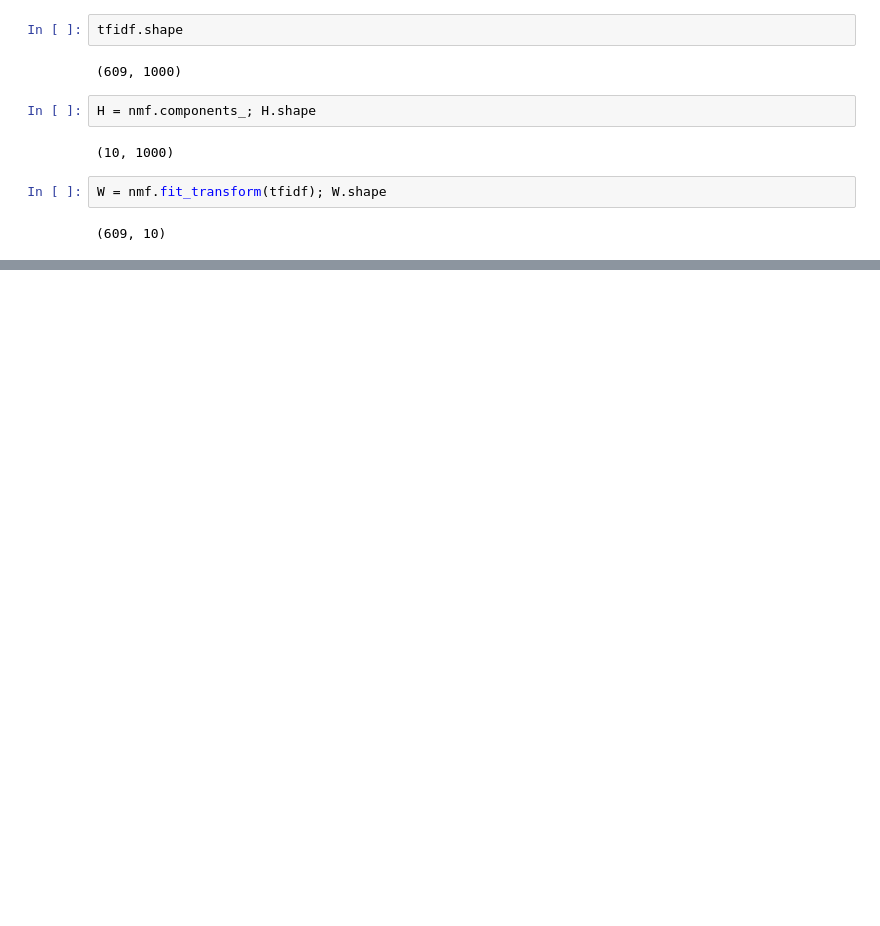
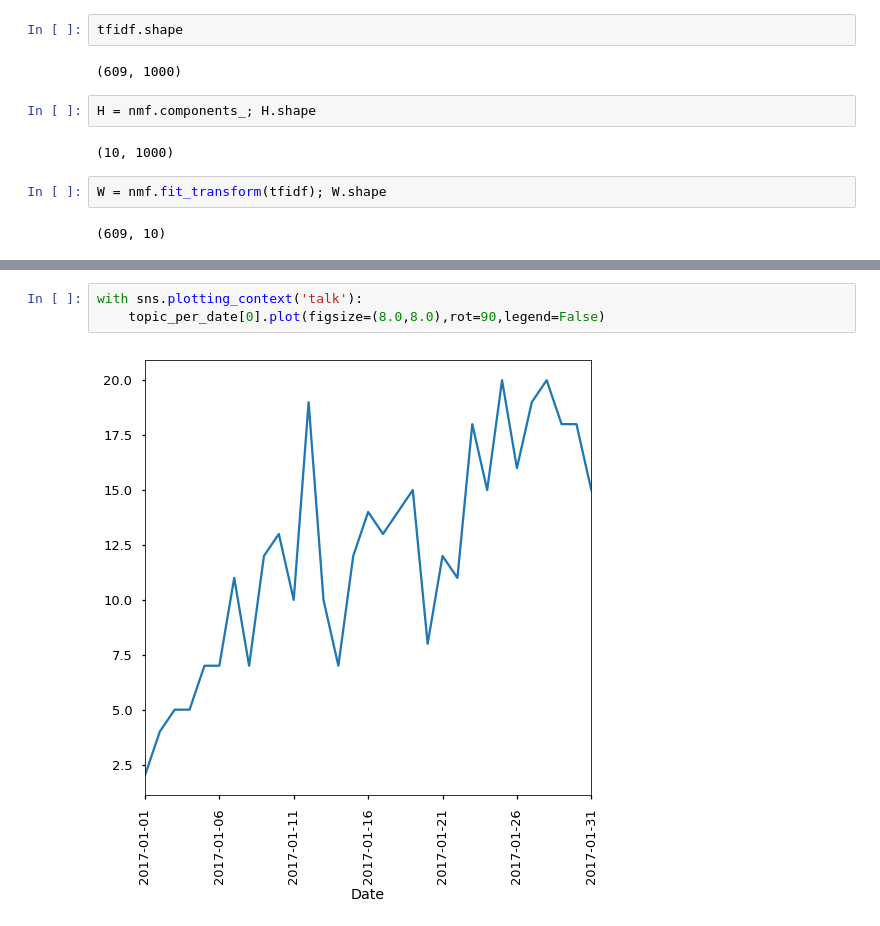
Before and after one commit to kublasean/Reddit-Analysis, a Jupyter notebook: notebooks/RedditAnalysis_carissa_theme_extraction.ipynb, the cells around one changed output, grey strips where cells are left out. Drawn from its saved outputs; the diff is of its cells as text; blank space fills up the shorter version.

```diff
--- a/notebooks/RedditAnalysis_carissa_theme_extraction.ipynb
+++ b/notebooks/RedditAnalysis_carissa_theme_extraction.ipynb
@@ -174,0 +184,5 @@ nmf.reconstruction_err_ # I dont' know if this is a good error or not...
+# %%
+with sns.plotting_context('talk'):
+    topic_per_date[0].plot(figsize=(8.0,8.0),rot=90,legend=False)
+# %% [output]
+[figure, added]
```
Also changed, not shown: parts of 27 cells of this notebook.
